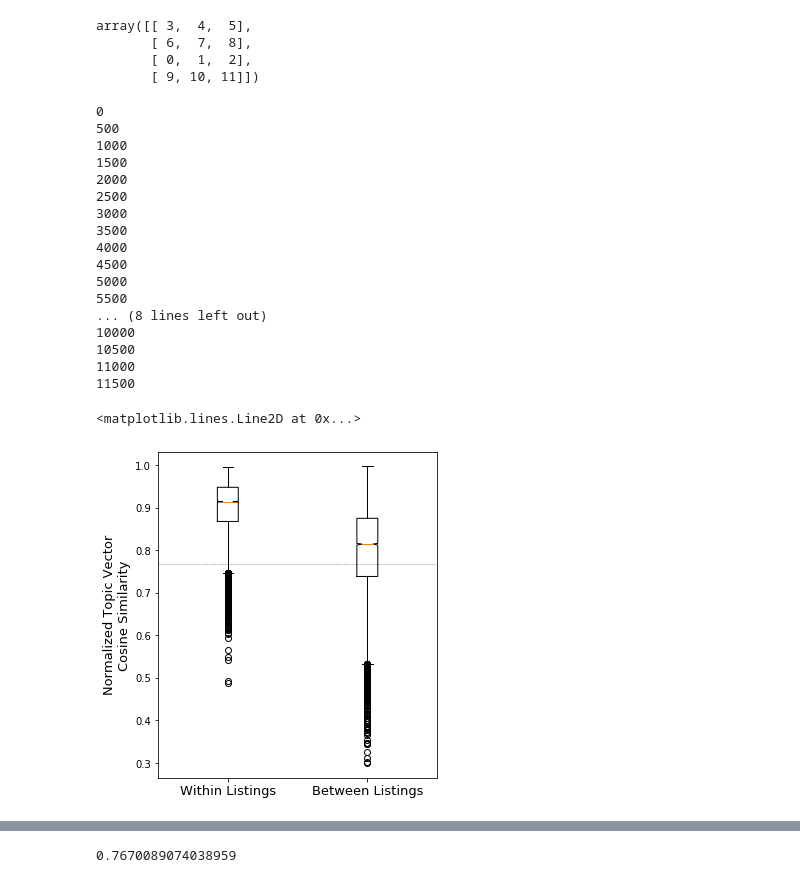
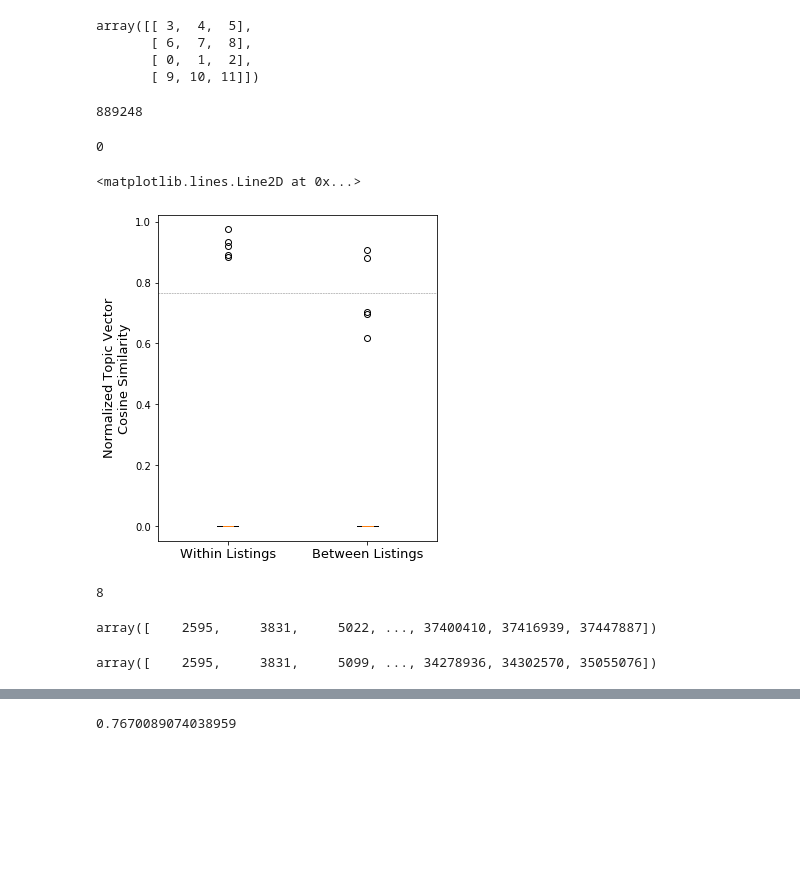
Before and after one commit to bdferris642/airbnb_insight, a Jupyter notebook: Topic Analysis.ipynb, the cells around one changed output, grey strips where cells are left out. Drawn from its saved outputs; the diff is of its cells as text; code cells hidden in the pictures; blank space fills up the shorter version.

```diff
--- a/Topic Analysis.ipynb
+++ b/Topic Analysis.ipynb
@@ -1034,6 +1181,10 @@ array([[ 3,  4,  5],
        [ 6,  7,  8],
        [ 0,  1,  2],
        [ 9, 10, 11]])
+# %%
+len(corpus08_st10_sb1000)
+# %% [output]
+889248
 # %%
 fdf_listing_ids_ge20 = fdf_listing_ids[n_revs_per_listing >= 20]
 random_lids = np.random.permutation(fdf_listing_ids_ge20)
@@ -1046,7 +1197,7 @@ norm=True
 consistent_lengths = True
 
 flat_df['corpus10_st_05_sb1000_NEW'] = corpus10_st_05_sb1000_NEW
-for i, lid in enumerate(fdf_listing_ids_ge20):
+for i, lid in enumerate(fdf_listing_ids_ge20[:5]):
     if not i % 500:
         print(i)
     #get comments in bag-of-words format
@@ -1063,47 +1214,43 @@ for i, lid in enumerate(fdf_listing_ids_ge20):
     random_comms = random_comments[::2]
     random_topic_scores = np.array([get_topic_score(c, model, n_topics, norm) for c in random_comms])
 
     if consistent_lengths:
         minlen = np.min([len(i) for i in [topic_scores_a, topic_scores_b, random_topic_scores]])
         topic_scores_a = np.random.permutation(topic_scores_a)[:minlen]
         topic_scores_b = np.random.permutation(topic_scores_b)[:minlen]
         random_topic_scores = np.random.permutation(random_topic_scores)[:minlen]
 
 
     mean_topic_score_a = np.mean(topic_scores_a, axis=0)
     mean_topic_score_b = np.mean(topic_scores_b, axis=0)
     random_mean_topic_score = np.mean(random_topic_scores, axis=0)
 
 
     r = np.random.uniform(low=0, high=1.0, size=10)
     r_norm = r/ np.linalg.norm(r)
 
     sims_within[i] = cosine_similarity(mean_topic_score_a, mean_topic_score_b)
     sims_between[i] = cosine_similarity(mean_topic_score_a, random_mean_topic_score)
     sims_random[i] = cosine_similarity(mean_topic_score_a, r_norm)
 
 plt.figure(1, (5, 6))
 plt.boxplot([sims_within, sims_between], notch = True)
 plt.gca().set_xticklabels(['Within Listings', 'Between Listings'], fontsize=13)
 plt.ylabel('Normalized Topic Vector\nCosine Similarity', fontsize=13)
 plt.gca().axhline(0.7670089074038959, ls='--', lw=0.5, alpha=0.5, c='k')
 # %% [output]
 0
-500
-1000
-1500
-2000
-2500
-3000
-3500
-4000
-4500
-5000
-5500
-... (8 lines left out)
-10000
-10500
-11000
-11500
 <matplotlib.lines.Line2D at 0x...>
-[figure, old version]
+[figure, new version]
+# %%
+len(topics08_st10_sb1000)
+# %% [output]
+8
+# %%
+fdf_listing_ids
+# %% [output]
+array([    2595,     3831,     5022, ..., 37400410, 37416939, 37447887])
+# %%
+fdf_listing_ids[n_revs_per_listing >= 20]
+# %% [output]
+array([    2595,     3831,     5099, ..., 34278936, 34302570, 35055076])
```
Also changed, not shown: parts of 68 cells of this notebook, 10 other files.
